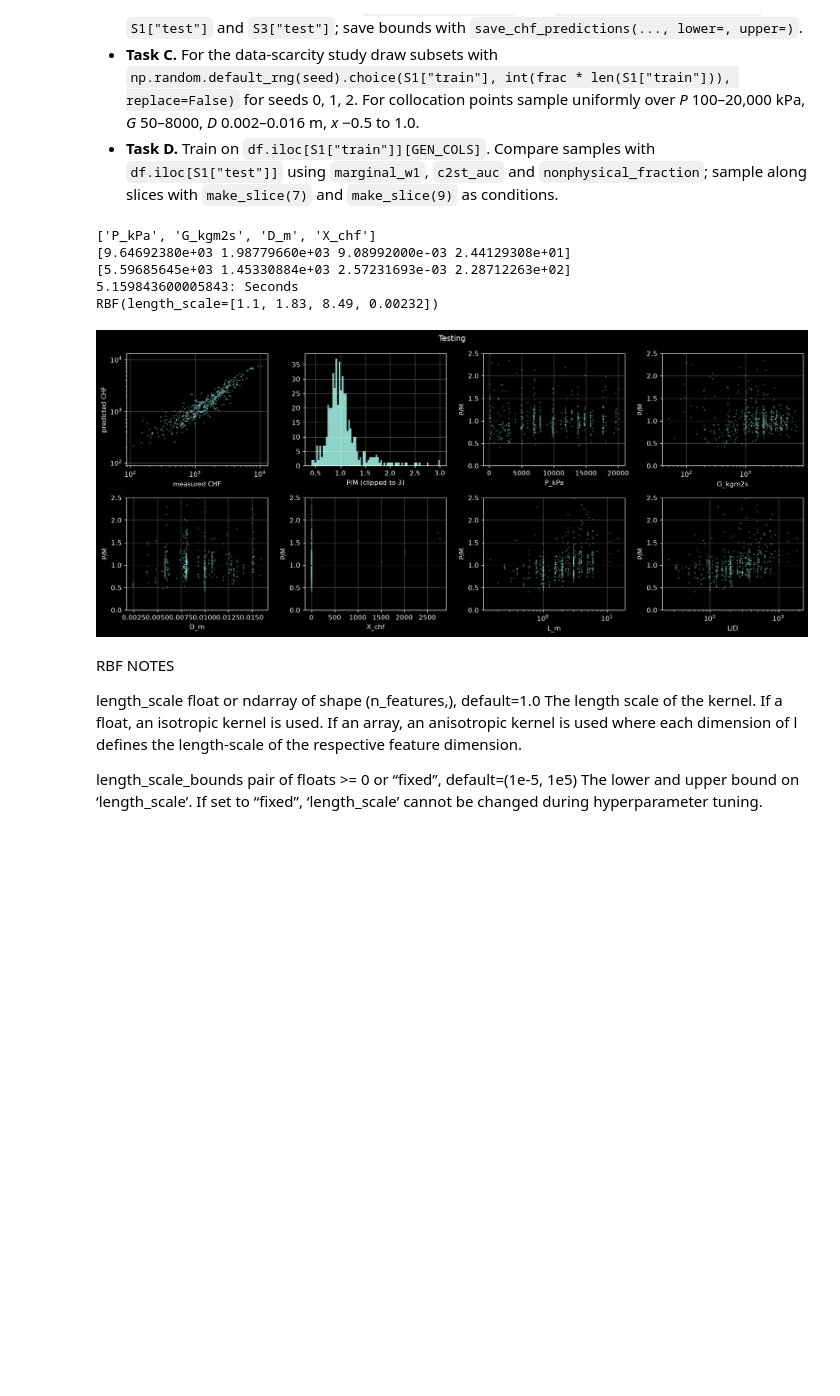
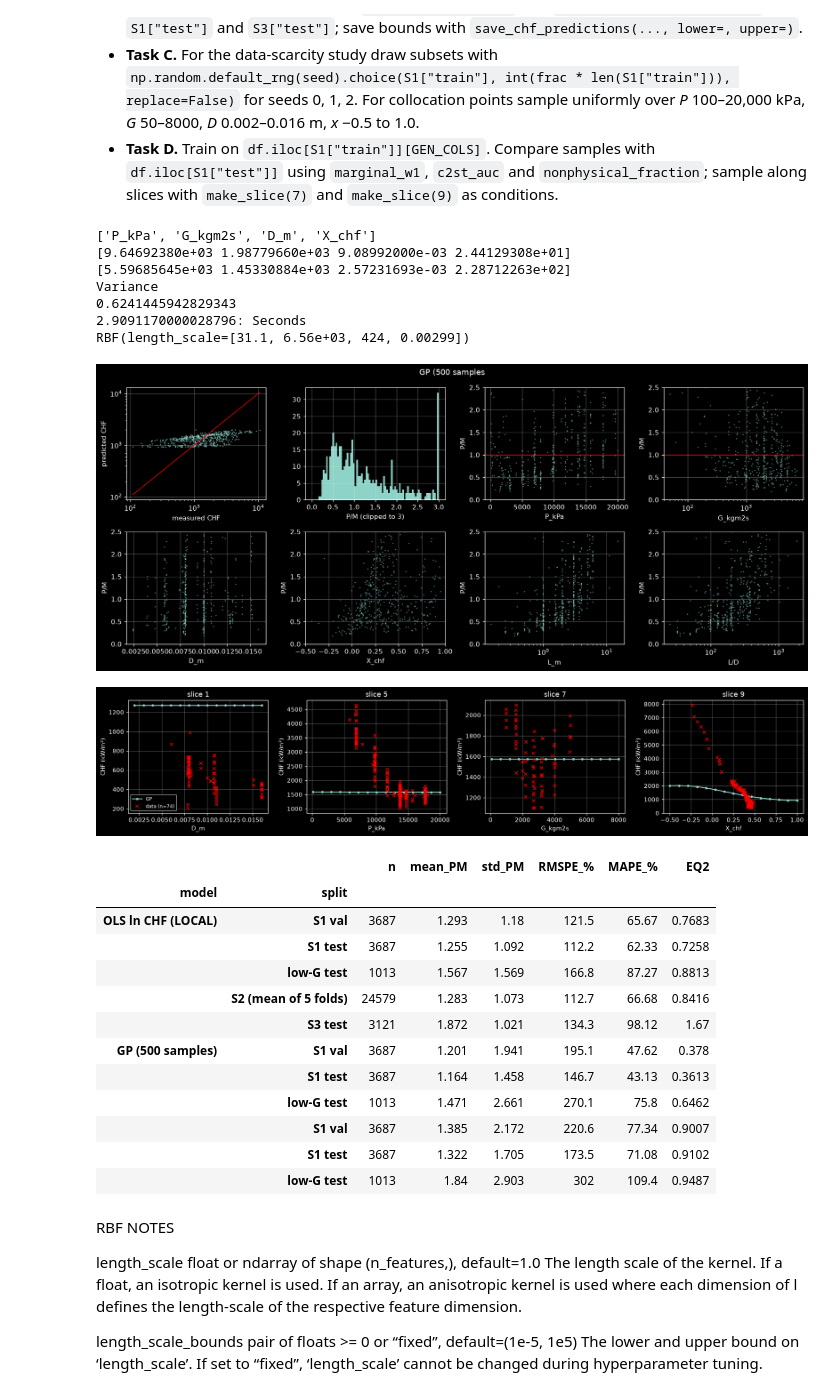
Before and after one commit to JosephAmador56/MECH4V95_Homework, a Jupyter notebook: starter_notebook.ipynb, the cells around one changed output. Cells and saved outputs as stored; diff of their text form; code cells hidden in the pictures; blank space fills up the shorter version.

```diff
--- a/starter_notebook.ipynb
+++ b/starter_notebook.ipynb
@@ -446,14 +446,13 @@ def diagnostic_plots(idx, y_pred, name=""):
     ax = axes[0, 0]
     ax.loglog(y, y_pred, ".", ms=2, alpha=0.5)
     lim = [min(y.min(), y_pred.min()), max(y.max(), y_pred.max())]
-    ax.plot(lim, lim, "k-", lw=1); ax.set_xlabel("measured CHF"); ax.set_ylabel("predicted CHF")
+    ax.plot(lim, lim, "r-", lw=1); ax.set_xlabel("measured CHF"); ax.set_ylabel("predicted CHF")
     ax = axes[0, 1]
     ax.hist(np.clip(pm, 0, 3), bins=80, range=(0,3)); ax.set_xlabel("P/M (clipped to 3)")
-    for ax, (col, logx) in zip(list(axes[0, 2:]) + list(axes[1, :]),
-                               [("P_kPa", False), ("G_kgm2s", True), ("D_m", False),
-                                ("X_chf", False), ("L_m", True), ("L/D", True)]):
+    for ax, (col, logx) in zip(list(axes[0, 2:]) + list(axes[1, :]), [("P_kPa", False), ("G_kgm2s", True), ("D_m", False), ("X_chf", False), ("L_m", True), ("L/D", True)]):
         v = sub["L_m"] / sub["D_m"] if col == "L/D" else sub[col]
-        ax.plot(v, pm, ".", ms=2, alpha=0.4); ax.axhline(1, color="k", lw=1)
+        if col == "X_chf": ax.set_xlim(-.5,1)
+        ax.plot(v, pm, ".", ms=2, alpha=0.4); ax.axhline(1, color="r", lw=1)
         ax.set_xscale("log" if logx else "linear"); ax.set_ylim(0, 2.5); ax.set_xlabel(col)
         ax.set_ylabel("P/M")
     fig.suptitle(name); plt.tight_layout(); plt.show()
@@ -473,8 +472,8 @@ SLICES = {
 def make_slice(k, n=15):
     """
 
-    :param k:
-    :param n:
+    :param k: Slice to make
+    :param n: Appears to do nothing
     :return:
     """
     s = SLICES[k]
@@ -506,7 +505,7 @@ def plot_slices(predict_fns, slices=(1, 5, 7, 9)):
     """
 
     :param predict_fns:
-    :param slices:
+    :param slices: Slices to use, Default (1, 5, 7, 9)
     :return:
     """
     fig, axes = plt.subplots(1, len(slices), figsize=(4.2 * len(slices), 3.6), squeeze=False)
@@ -515,7 +514,7 @@ def plot_slices(predict_fns, slices=(1, 5, 7, 9)):
         for name, fn in predict_fns.items():
             ax.plot(grid[s["vary"]], fn(grid), "-o", ms=3, label=name)
         near = nearby_data(k)
-        ax.plot(near[s["vary"]], near[TARGET], "kx", ms=5, label=f"data (n={len(near)})")
+        ax.plot(near[s["vary"]], near[TARGET], "rx", ms=5, label=f"data (n={len(near)})")
         ax.set_title(f"slice {k}"); ax.set_xlabel(s["vary"]); ax.set_ylabel("CHF (kW/m²)")
     axes[0, 0].legend(fontsize=8); plt.tight_layout(); plt.show()
 # %% [markdown]
@@ -637,40 +636,66 @@ X_val, Y_val = get_xy(S1["val"])
 X_test, Y_test = get_xy(S1["test"])
 X_train,Y_train = get_xy(idx)
 
 
 # Scaling may not play well with X (Quality) because of its outliers
 scaler = StandardScaler()
 scaler.fit(X_train) #Compute the mean and std to be used for later scaling.
 print(LOCAL)
 print(scaler.mean_) #The mean value for each feature in the training set.
 print(scaler.scale_) #Per feature relative scaling of the data to achieve zero mean and unit variance.
 X_train_scaled = scaler.transform(X_train) #Perform standardization by centering and scaling.
 
-
+variance = np.sum((Y_train - Y_train.mean())**2)/ Y_train.size
+print("Variance")
+print(variance)
+# Need to fiture out how to determine the proper noise term. Might be reported in the data??
+# Need to figure out ARD
 kernel = RBF(length_scale=np.ones(LOCAL.__len__()), length_scale_bounds=(1e-5, 1e5))
-gp = GaussianProcessRegressor(kernel=kernel, alpha=0.5, n_restarts_optimizer=9, normalize_y=True)
+gp = GaussianProcessRegressor(kernel=kernel, alpha=variance, n_restarts_optimizer=9, normalize_y=True)
 
 start_time = time.perf_counter()
 gp.fit(X_train_scaled, Y_train)
 end_time = time.perf_counter()
 
 print(f"{end_time - start_time}: Seconds")
 print(gp.kernel_)
 
 mean_prediction_logspace, std_prediction_logspace = gp.predict(X_train_scaled, return_std=True)
 
 mean_prediction = np.exp(mean_prediction_logspace)
 
-chf_metrics(Y_train, mean_prediction)
+chf_metrics(np.exp(Y_train), mean_prediction)
 
-diagnostic_plots(idx, mean_prediction, "Testing")
+diagnostic_plots(idx, mean_prediction, f"GP ({subset} samples")
+
+#replaced idx with j because shadows idx above
+for name, j in [("S1 val", S1["val"]), ("S1 test", S1["test"]), ("low-G test", LOWG_TEST)]:
+    record(f"GP ({subset} samples)", name, df[TARGET].to_numpy()[j], np.exp(gp.predict(scaler.transform(get_xy(j)[0]))))
+plot_slices({"GP": lambda d: np.exp(gp.predict(scaler.transform(d[LOCAL].to_numpy(dtype=float))))})
+display(results_table())
 # %% [output]
 ['P_kPa', 'G_kgm2s', 'D_m', 'X_chf']
 [9.64692380e+03 1.98779660e+03 9.08992000e-03 2.44129308e+01]
 [5.59685645e+03 1.45330884e+03 2.57231693e-03 2.28712263e+02]
-5.159843600005843: Seconds
-RBF(length_scale=[1.1, 1.83, 8.49, 0.00232])
+Variance
+0.6241445942829343
+2.9091170000028796: Seconds
+RBF(length_scale=[31.1, 6.56e+03, 424, 0.00299])
-[figure, old version]
+[figure, new version]
+[figure, added]
+|  |  | n | mean_PM | std_PM | RMSPE_% | MAPE_% | EQ2 |
+| model | split |  |  |  |  |  |  |
+| OLS ln CHF (LOCAL) | S1 val | 3687 | 1.293 | 1.18 | 121.5 | 65.67 | 0.7683 |
+|  | S1 test | 3687 | 1.255 | 1.092 | 112.2 | 62.33 | 0.7258 |
+|  | low-G test | 1013 | 1.567 | 1.569 | 166.8 | 87.27 | 0.8813 |
+|  | S2 (mean of 5 folds) | 24579 | 1.283 | 1.073 | 112.7 | 66.68 | 0.8416 |
+|  | S3 test | 3121 | 1.872 | 1.021 | 134.3 | 98.12 | 1.67 |
+| GP (500 samples) | S1 val | 3687 | 1.201 | 1.941 | 195.1 | 47.62 | 0.378 |
+|  | S1 test | 3687 | 1.164 | 1.458 | 146.7 | 43.13 | 0.3613 |
+|  | low-G test | 1013 | 1.471 | 2.661 | 270.1 | 75.8 | 0.6462 |
+|  | S1 val | 3687 | 1.385 | 2.172 | 220.6 | 77.34 | 0.9007 |
+|  | S1 test | 3687 | 1.322 | 1.705 | 173.5 | 71.08 | 0.9102 |
+|  | low-G test | 1013 | 1.84 | 2.903 | 302 | 109.4 | 0.9487 |
 # %% [markdown]
 RBF NOTES
 
```
Also changed, not shown: parts of 1 cell of this notebook.
